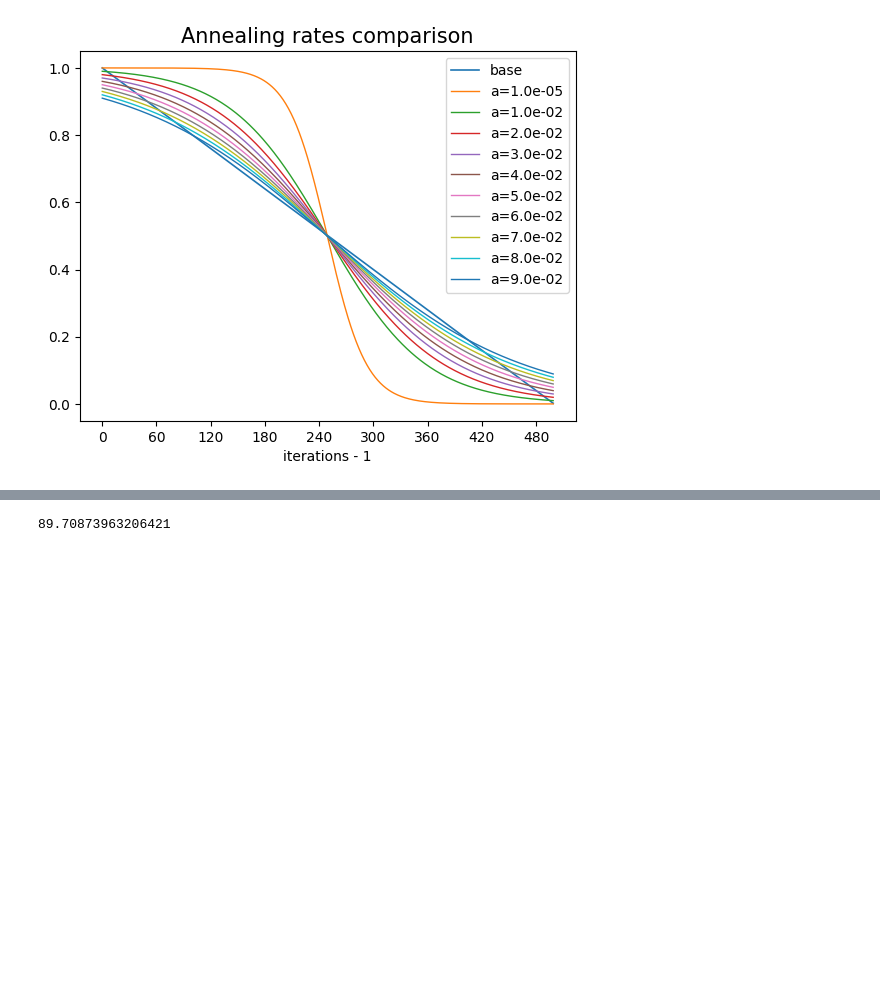
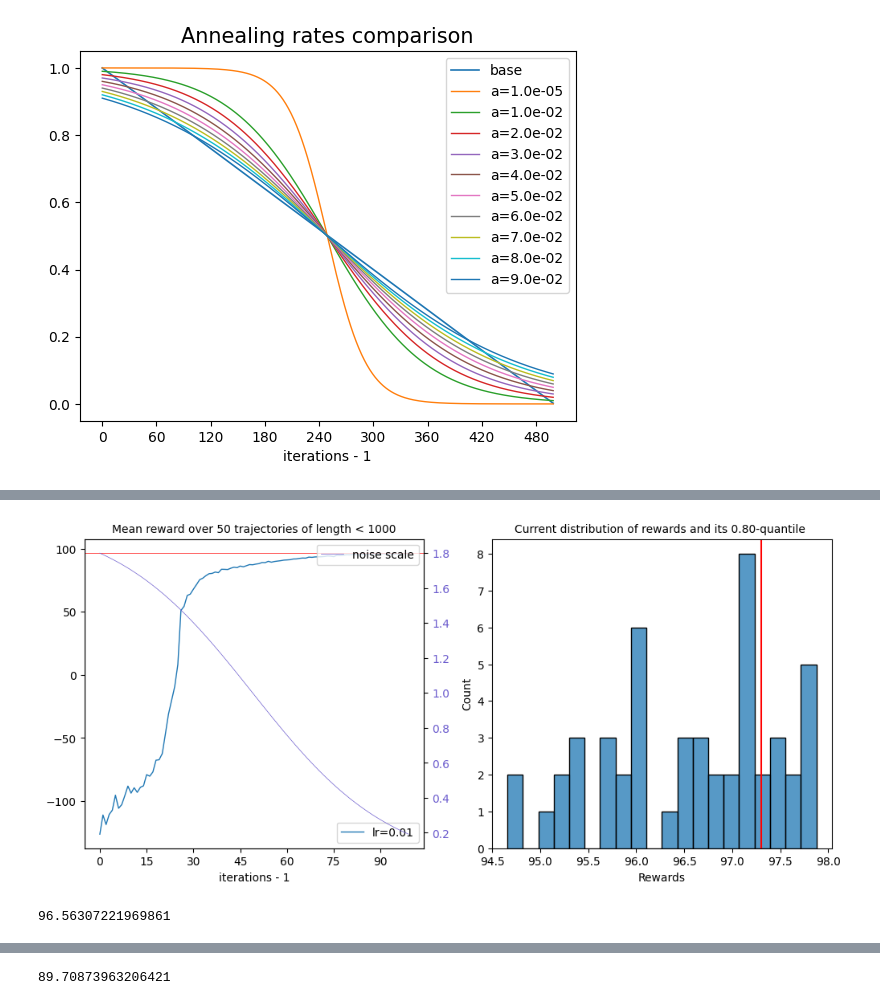
Before and after one commit to Axik0/DRL, a Jupyter notebook: DRL2(MountainCarContinuous-v0).ipynb, the cells around one changed output, grey strips where cells are left out. Saved outputs shown, nothing was run; the diff lists cells and outputs as text; code cells hidden in the pictures; blank space fills up the shorter version.

```diff
--- a/DRL2(MountainCarContinuous-v0).ipynb
+++ b/DRL2(MountainCarContinuous-v0).ipynb
@@ -296,0 +328,6 @@ agent_nnc.fit(n_iterations=100, max_n_epochs=10, noise_scale=20, lr=0.01, n_traj
+# %%
+agent_nnc4u = CrossEntropyNNCAgent(noise_fn=U_noise)
+agent_nnc4u.fit(n_iterations=100, max_n_epochs=10, noise_scale=2, lr=0.01, n_trajectories=50, max_length=1000, q=0.8, verbose=1)
+# %% [output]
+[figure, added]
+96.56307221969861
```
Also changed, not shown: parts of 14 cells of this notebook.
